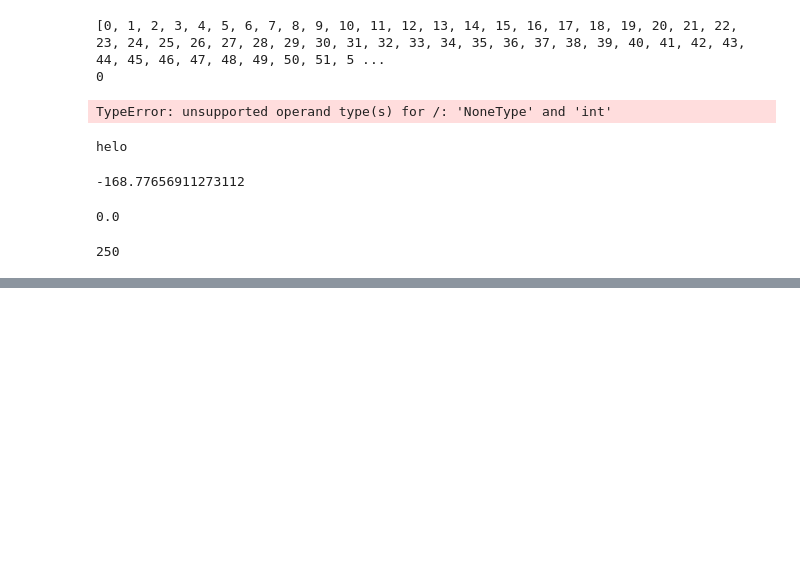
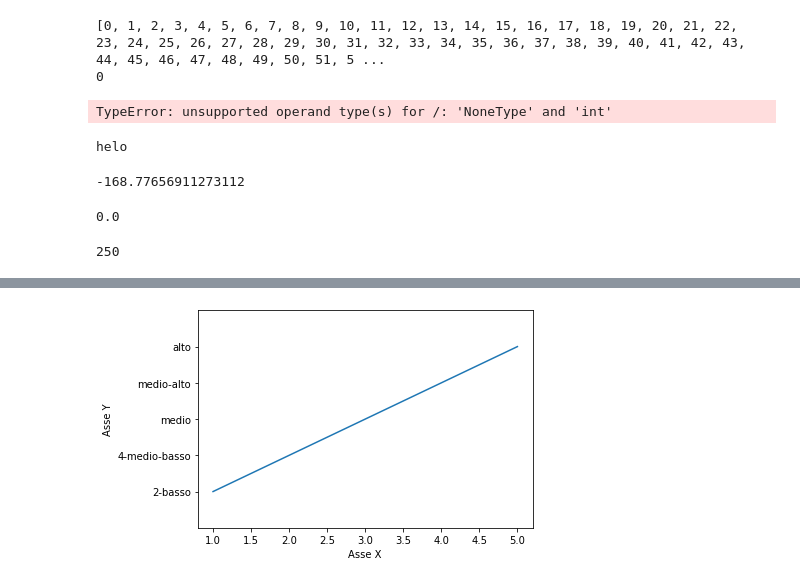
Before and after one commit to MatteoIng/tesiMagistrale, a Jupyter notebook: tesi.ipynb, the cells around one changed output, grey strips where cells are left out. Cells and saved outputs as stored; diff of their text form; code cells hidden in the pictures; blank space fills up the shorter version.

```diff
--- a/tesi.ipynb
+++ b/tesi.ipynb
@@ -658,0 +681,24 @@ print(count)
+# %%
+import matplotlib.pyplot as plt
+
+# Genera alcuni dati di esempio
+x = [1, 2, 3, 4, 5]
+y = [2, 4, 6, 8, 10]
+
+# Crea il grafico
+plt.plot(x, y)
+
+# Fissa la scala sull'asse Y
+plt.ylim(0, 12)  # Imposta la scala da 0 a 12 sull'asse Y
+
+# Imposta le etichette personalizzate sull'asse Y
+plt.yticks([2, 4, 6, 8, 10], ["2-basso", "4-medio-basso", "medio", "medio-alto", "alto"])
+
+# Aggiungi etichette agli assi
+plt.xlabel('Asse X')
+plt.ylabel('Asse Y')
+
+# Mostra il grafico
+plt.show()
+# %% [output]
+[figure, added]
```
Also changed, not shown: parts of 1 cell of this notebook, 2 other files.
